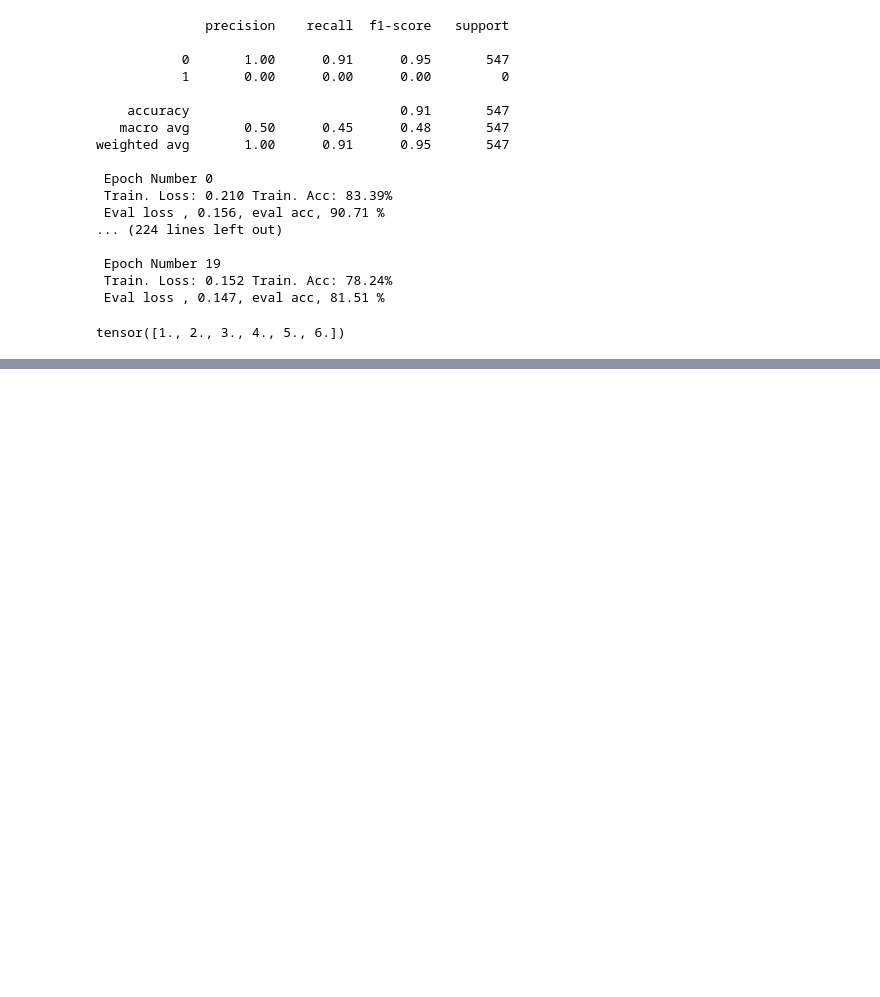
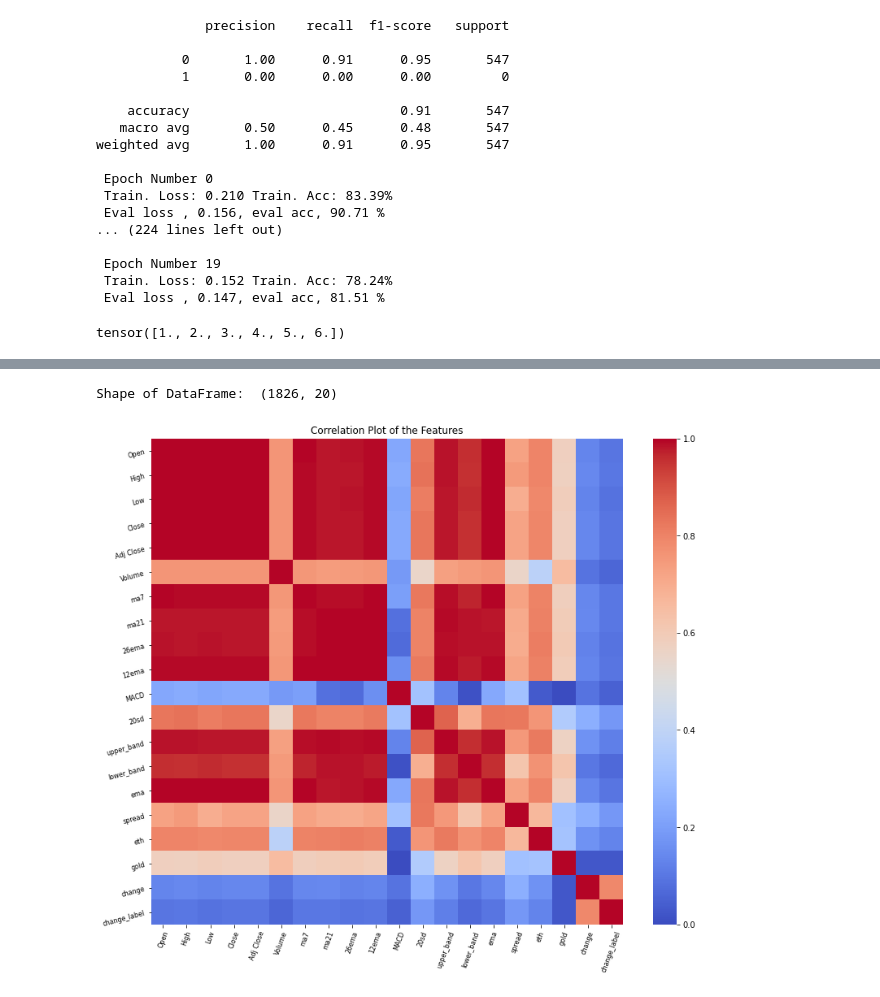
Before and after one commit to AMAAI-Lab/PreBit, a Jupyter notebook: Price_Base_Model_New_Input.ipynb, the cells around one changed output, grey strips where cells are left out. Drawn from its saved outputs; the diff is of its cells as text; code cells hidden in the pictures; blank space fills up the shorter version.

```diff
--- a/Price_Base_Model_New_Input.ipynb
+++ b/Price_Base_Model_New_Input.ipynb
@@ -1706,0 +1732,17 @@ tensor([1., 2., 3., 4., 5., 6.])
+# %%
+print ("Shape of DataFrame: ", test_df.shape)
+# %% [output]
+Shape of DataFrame:  (1826, 20)
+# %%
+corr = test_df.corr()
+#fig = plt.figure()
+#plt.subplot(1, 2, 1)
+fig=plt.figure(figsize=(13,11))
+g1 = sns.heatmap(corr, cmap='coolwarm', vmin=0, vmax=1)
+g1.set_xticklabels(g1.get_xticklabels(), rotation=70, fontsize=8)
+g1.set_yticklabels(g1.get_yticklabels(), rotation=15, fontsize=8)
+plt.title("Correlation Plot of the Features")
+plt.savefig("Corr_Features.png", dpi=200)
+plt.show()
+# %% [output]
+[figure, added]
```
Also changed, not shown: parts of 12 cells of this notebook.
